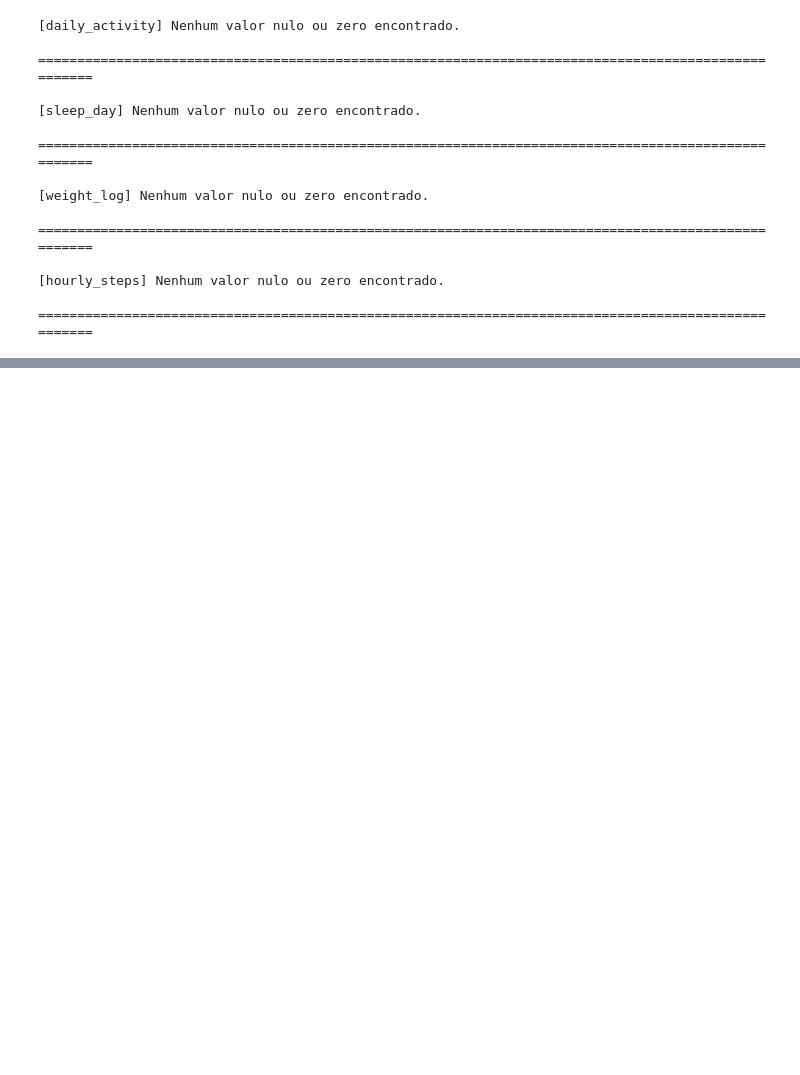
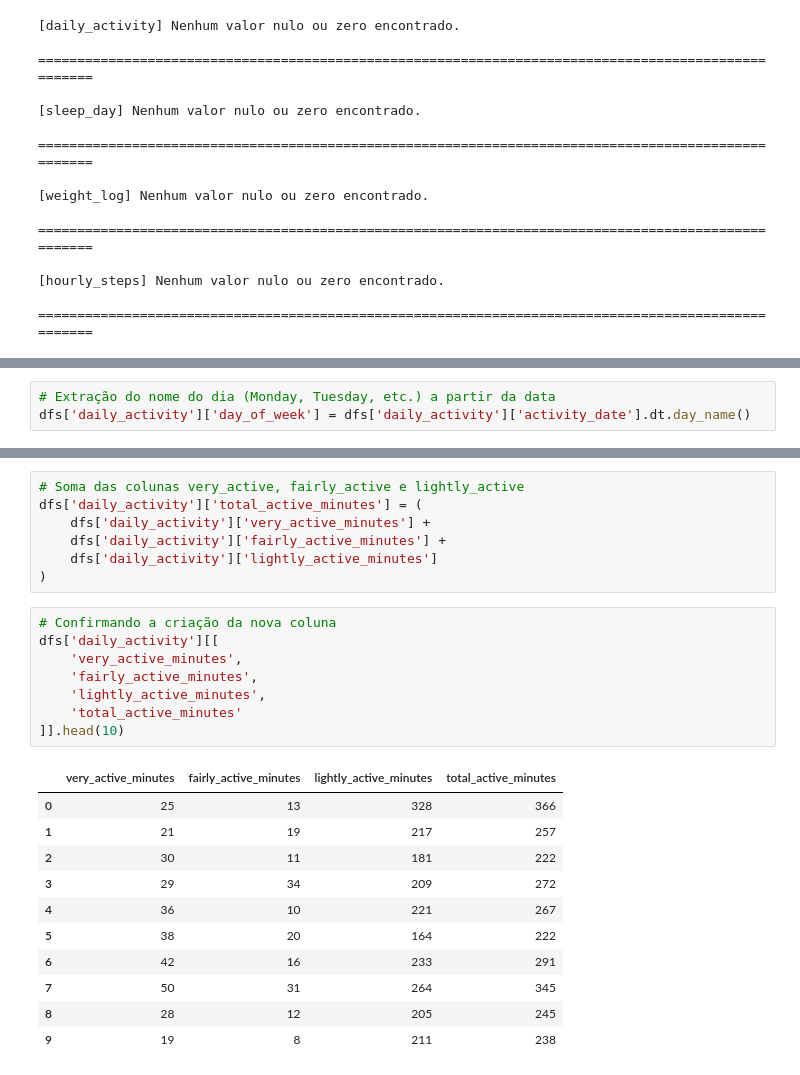
Before and after one commit to AleCecilio/bellabeat_data_analysis, a Jupyter notebook: notebooks/02_data_cleaning.ipynb, the cells around one changed output, grey strips where cells are left out. Cells and saved outputs as stored; diff of their text form; blank space fills up the shorter version.

```diff
--- a/notebooks/02_data_cleaning.ipynb
+++ b/notebooks/02_data_cleaning.ipynb
@@ -626,0 +653,3 @@ for df_nome, df in dfs.items():
+# %%
+# Extração do nome do dia (Monday, Tuesday, etc.) a partir da data
+dfs['daily_activity']['day_of_week'] = dfs['daily_activity']['activity_date'].dt.day_name()
@@ -626,0 +671,27 @@ for df_nome, df in dfs.items():
+# %%
+# Soma das colunas very_active, fairly_active e lightly_active
+dfs['daily_activity']['total_active_minutes'] = (
+    dfs['daily_activity']['very_active_minutes'] +
+    dfs['daily_activity']['fairly_active_minutes'] +
+    dfs['daily_activity']['lightly_active_minutes']
+)
+# %%
+# Confirmando a criação da nova coluna
+dfs['daily_activity'][[
+    'very_active_minutes',
+    'fairly_active_minutes',
+    'lightly_active_minutes',
+    'total_active_minutes'
+]].head(10)
+# %% [output]
+|  | very_active_minutes | fairly_active_minutes | lightly_active_minutes | total_active_minutes |
+| 0 | 25 | 13 | 328 | 366 |
+| 1 | 21 | 19 | 217 | 257 |
+| 2 | 30 | 11 | 181 | 222 |
+| 3 | 29 | 34 | 209 | 272 |
+| 4 | 36 | 10 | 221 | 267 |
+| 5 | 38 | 20 | 164 | 222 |
+| 6 | 42 | 16 | 233 | 291 |
+| 7 | 50 | 31 | 264 | 345 |
+| 8 | 28 | 12 | 205 | 245 |
+| 9 | 19 | 8 | 211 | 238 |
```
Also changed, not shown: parts of 20 cells of this notebook.
